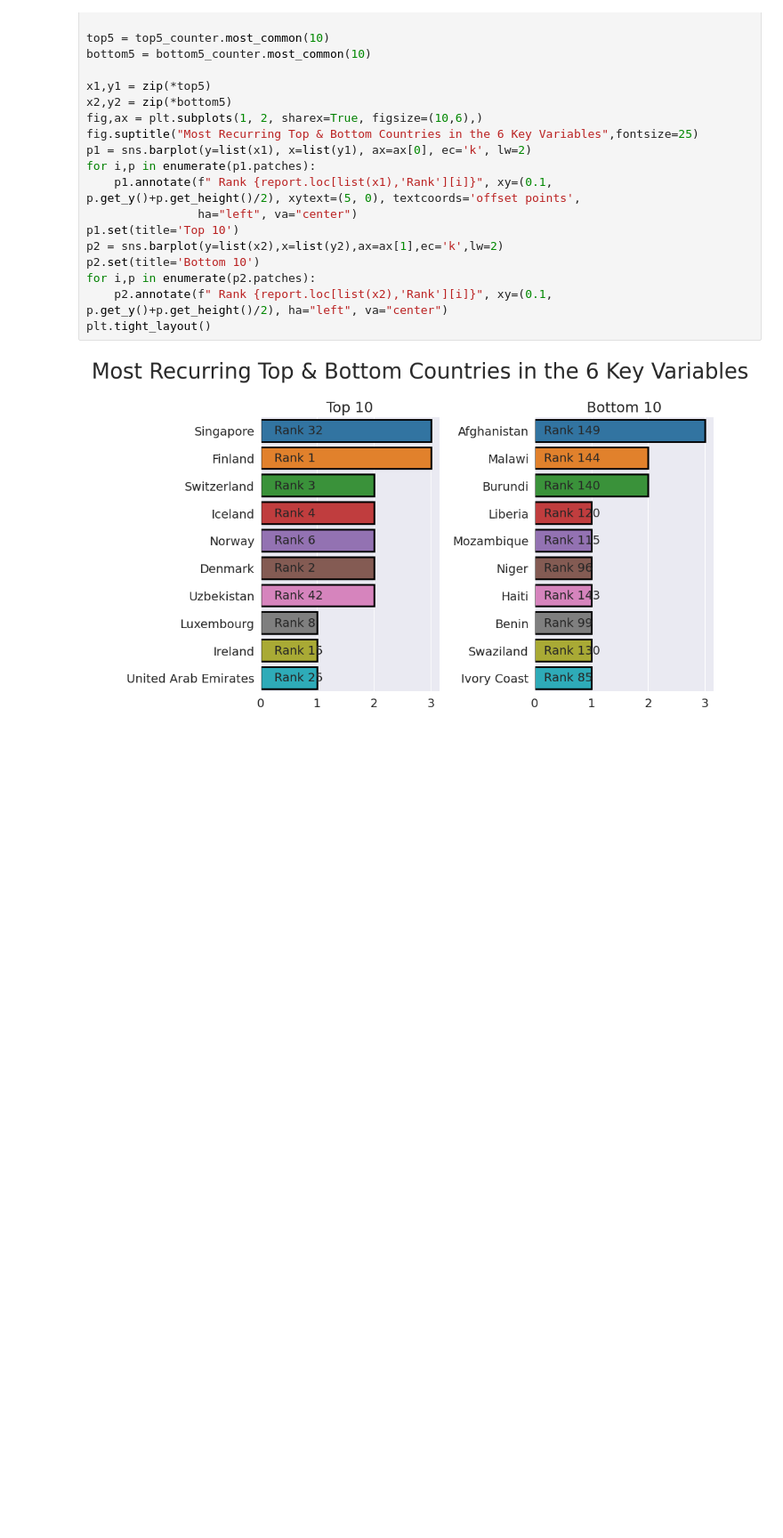
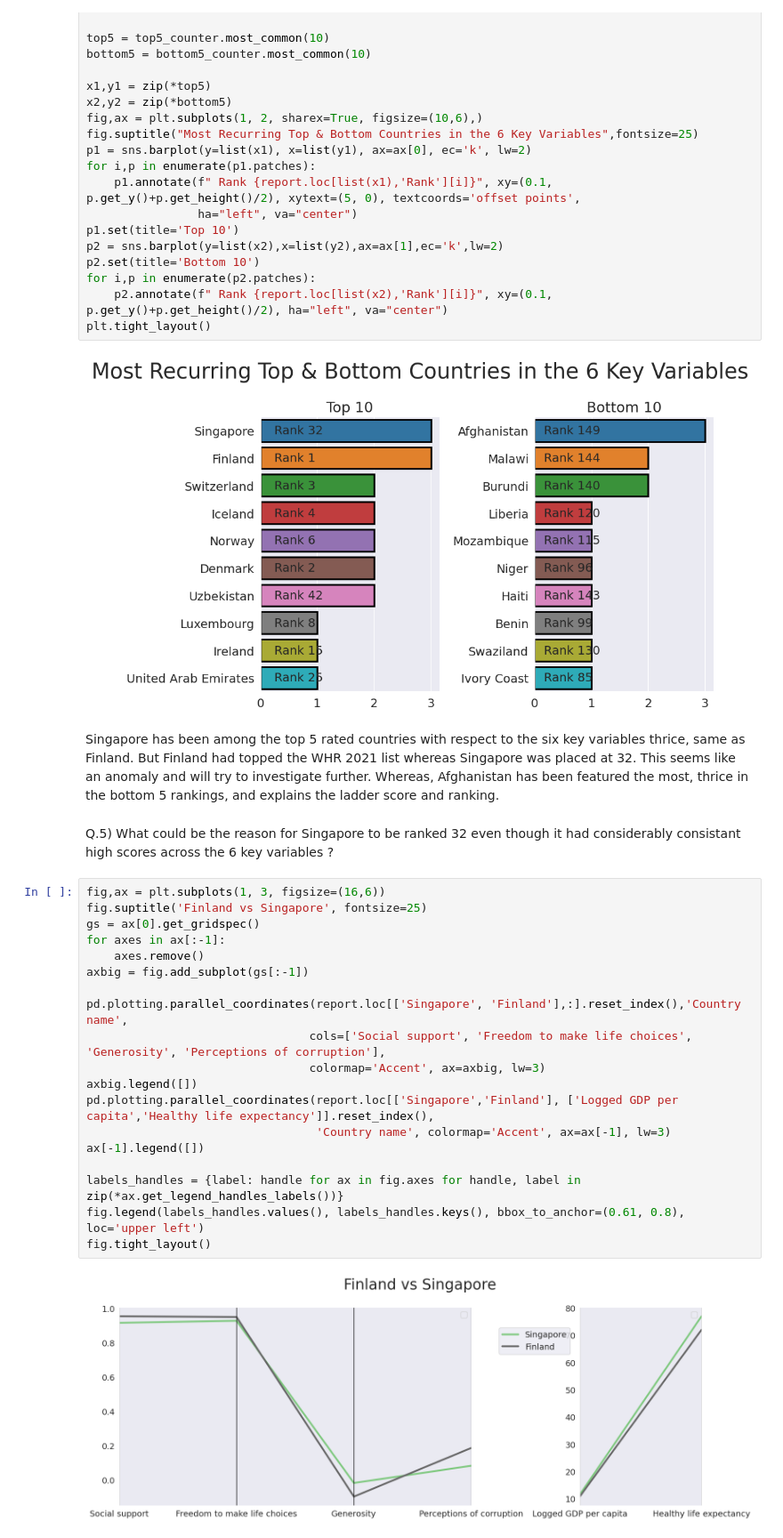
Before and after one commit to ameya932/World-Happiness-Report, a Jupyter notebook: World_Happiness_Report.ipynb, the cells around one changed output. Shown at 89% size. Cells and saved outputs as stored; diff of their text form; blank space fills up the shorter version.

```diff
--- a/World_Happiness_Report.ipynb
+++ b/World_Happiness_Report.ipynb
@@ -290,3 +286,28 @@ for i,p in enumerate(p2.patches):
 plt.tight_layout()
 # %% [output]
 [figure]
+# %% [markdown]
+Singapore has been among the top 5 rated countries with respect to the six key variables thrice, same as Finland. But Finland had topped the WHR 2021 list whereas Singapore was placed at 32. This seems like an anomaly and will try to investigate further. Whereas, Afghanistan has been featured the most, thrice in the bottom 5 rankings, and explains the ladder score and ranking.
+# %% [markdown]
+Q.5) What could be the reason for Singapore to be ranked 32 even though it had considerably consistant high scores across the 6 key variables ?
+# %%
+fig,ax = plt.subplots(1, 3, figsize=(16,6))
+fig.suptitle('Finland vs Singapore', fontsize=25)
+gs = ax[0].get_gridspec()
+for axes in ax[:-1]:
+    axes.remove()
+axbig = fig.add_subplot(gs[:-1])
+
+pd.plotting.parallel_coordinates(report.loc[['Singapore', 'Finland'],:].reset_index(),'Country name',
+                                cols=['Social support', 'Freedom to make life choices', 'Generosity', 'Perceptions of corruption'],
+                                colormap='Accent', ax=axbig, lw=3)
+axbig.legend([])
+pd.plotting.parallel_coordinates(report.loc[['Singapore','Finland'], ['Logged GDP per capita','Healthy life expectancy']].reset_index(),
+                                 'Country name', colormap='Accent', ax=ax[-1], lw=3)
+ax[-1].legend([])
+
+labels_handles = {label: handle for ax in fig.axes for handle, label in zip(*ax.get_legend_handles_labels())}
+fig.legend(labels_handles.values(), labels_handles.keys(), bbox_to_anchor=(0.61, 0.8), loc='upper left')
+fig.tight_layout()
+# %% [output]
+[figure, added]
```
Also changed, not shown: parts of 4 cells of this notebook.
